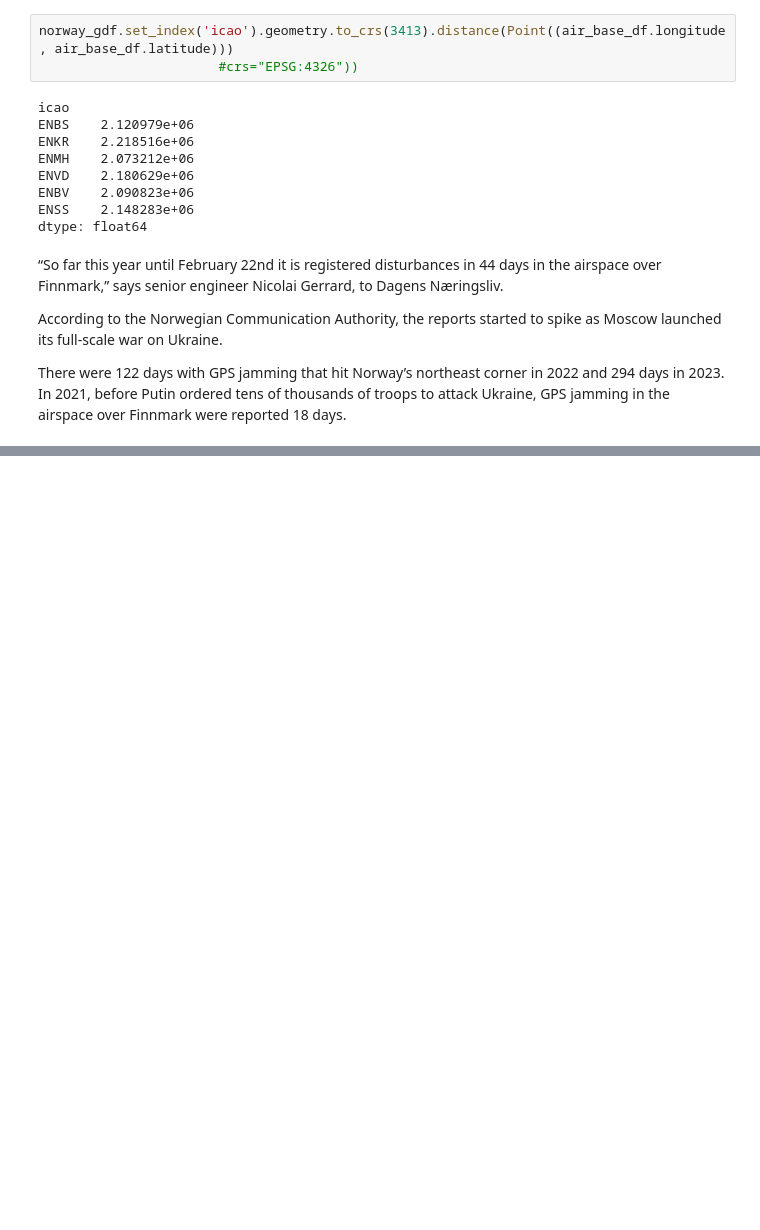
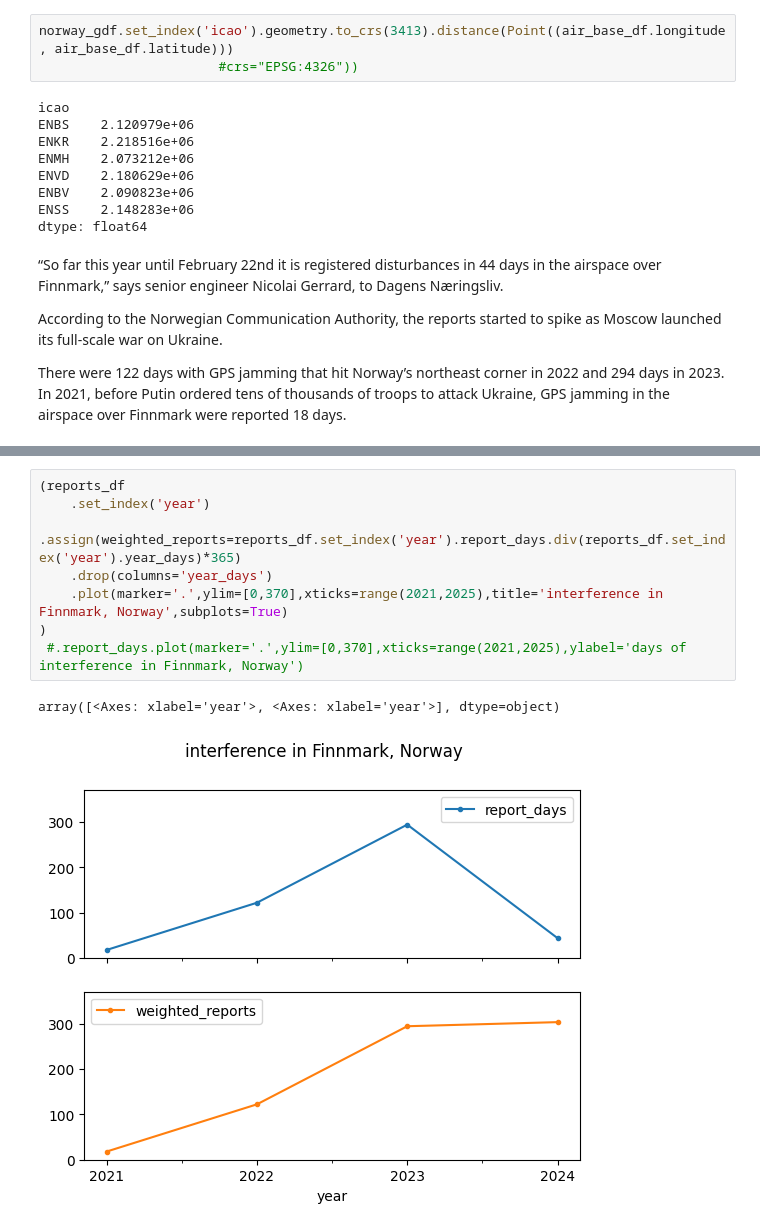
Before and after one commit to stelios-c/GPS_analysis, a Jupyter notebook: scandi_baltic/norway.ipynb, the cells around one changed output, grey strips where cells are left out. Saved outputs shown, nothing was run; the diff lists cells and outputs as text; blank space fills up the shorter version.

```diff
--- a/scandi_baltic/norway.ipynb
+++ b/scandi_baltic/norway.ipynb
@@ -168,0 +169,11 @@ reports_df.set_index('year').plot(marker='.',ylim=[0,370],xticks=range(2021,2025
+# %%
+(reports_df
+    .set_index('year')
+    .assign(weighted_reports=reports_df.set_index('year').report_days.div(reports_df.set_index('year').year_days)*365)
+    .drop(columns='year_days')
+    .plot(marker='.',ylim=[0,370],xticks=range(2021,2025),title='interference in Finnmark, Norway',subplots=True)
+)
+ #.report_days.plot(marker='.',ylim=[0,370],xticks=range(2021,2025),ylabel='days of interference in Finnmark, Norway')
+# %% [output]
+array([<Axes: xlabel='year'>, <Axes: xlabel='year'>], dtype=object)
+[figure, added]
```
Also changed, not shown: parts of 2 cells of this notebook.
